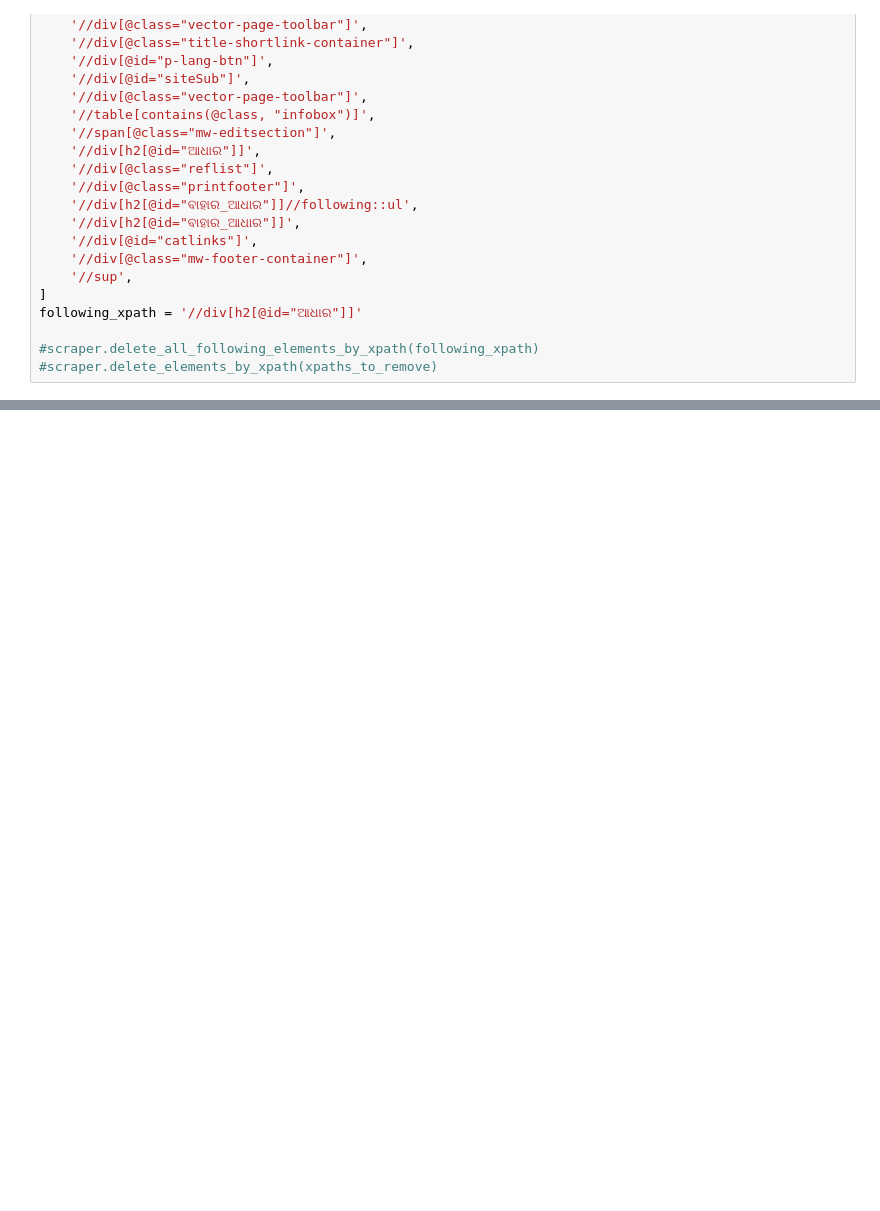
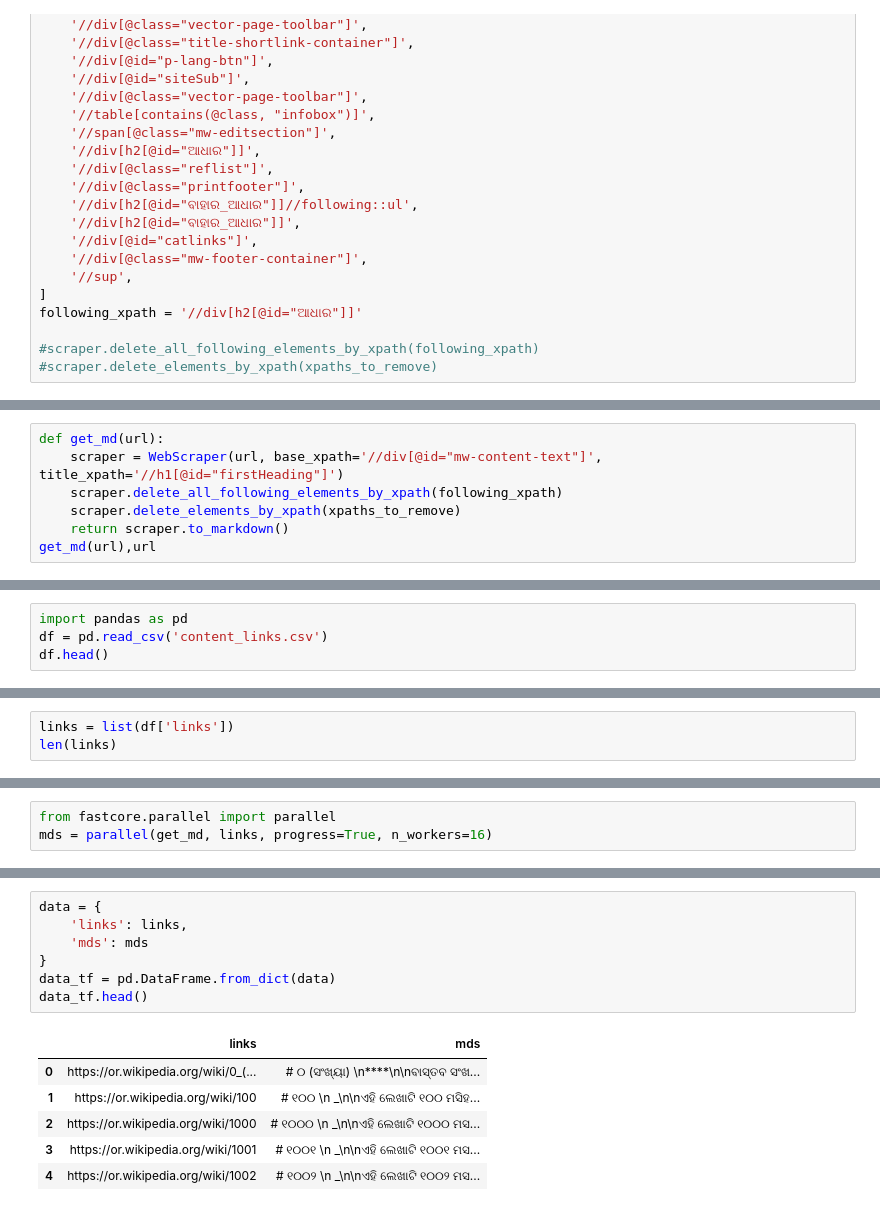
Before and after one commit to tripathysagar/odia_text_prep, a Jupyter notebook: wikipedia/process_wikipedia_web2md.ipynb, the cells around one changed output, grey strips where cells are left out. Cells and saved outputs as stored; diff of their text form; blank space fills up the shorter version.

Commit message:
after extracting wiki page

```diff
--- a/wikipedia/process_wikipedia_web2md.ipynb
+++ b/wikipedia/process_wikipedia_web2md.ipynb
@@ -238,0 +247,7 @@ with open('temp.md', 'w') as file:
+# %%
+def get_md(url):
+    scraper = WebScraper(url, base_xpath='//div[@id="mw-content-text"]', title_xpath='//h1[@id="firstHeading"]')
+    scraper.delete_all_following_elements_by_xpath(following_xpath)
+    scraper.delete_elements_by_xpath(xpaths_to_remove)
+    return scraper.to_markdown()
+get_md(url),url
@@ -238,0 +265,4 @@ with open('temp.md', 'w') as file:
+# %%
+import pandas as pd
+df = pd.read_csv('content_links.csv')
+df.head()
@@ -238,0 +276,3 @@ with open('temp.md', 'w') as file:
+# %%
+links = list(df['links'])
+len(links)
@@ -238,0 +286,3 @@ with open('temp.md', 'w') as file:
+# %%
+from fastcore.parallel import parallel
+mds = parallel(get_md, links, progress=True, n_workers=16)
@@ -238,0 +308,14 @@ with open('temp.md', 'w') as file:
+# %%
+data = {
+    'links': links,
+    'mds': mds
+}
+data_tf = pd.DataFrame.from_dict(data)
+data_tf.head()
+# %% [output]
+|  | links | mds |
+| 0 | https://or.wikipedia.org/wiki/0_(... | # ୦ (ସଂଖ୍ୟା) \n****\n\nବାସ୍ତବ ସଂଖ... |
+| 1 | https://or.wikipedia.org/wiki/100 | # ୧୦୦ \n _\n\nଏହି ଲେଖାଟି ୧୦୦ ମସିହ... |
+| 2 | https://or.wikipedia.org/wiki/1000 | # ୧୦୦୦ \n _\n\nଏହି ଲେଖାଟି ୧୦୦୦ ମସ... |
+| 3 | https://or.wikipedia.org/wiki/1001 | # ୧୦୦୧ \n _\n\nଏହି ଲେଖାଟି ୧୦୦୧ ମସ... |
+| 4 | https://or.wikipedia.org/wiki/1002 | # ୧୦୦୨ \n _\n\nଏହି ଲେଖାଟି ୧୦୦୨ ମସ... |
```
Also changed, not shown: parts of 18 cells of this notebook.
